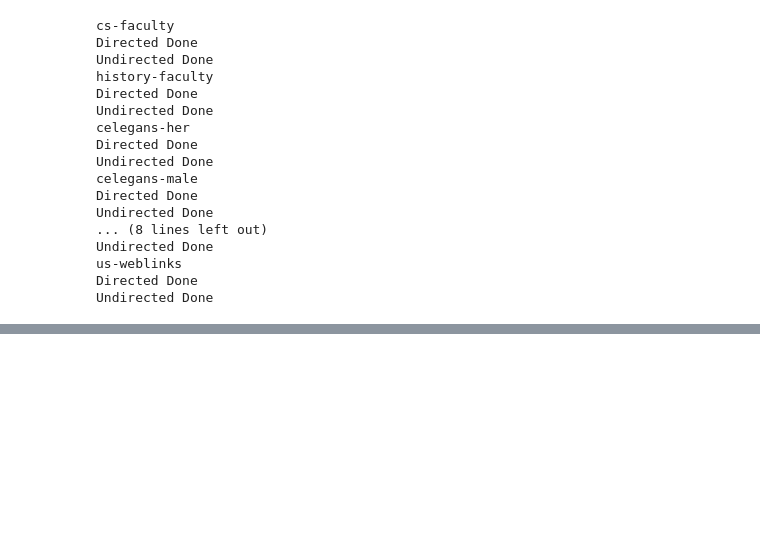
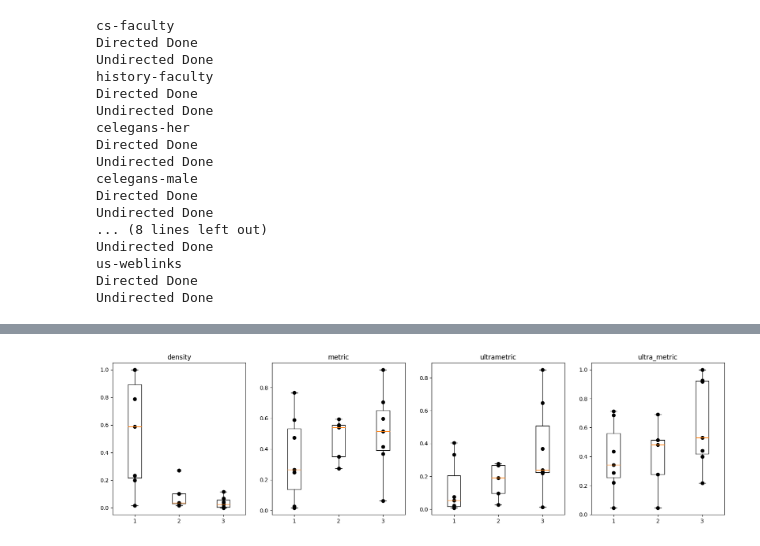
Before and after one commit to fcphysics/DirectedDistanceBackbone, a Jupyter notebook: combining_data.ipynb, the cells around one changed output, grey strips where cells are left out. Saved outputs shown, nothing was run; the diff lists cells and outputs as text; code cells hidden in the pictures; blank space fills up the shorter version.

```diff
--- a/combining_data.ipynb
+++ b/combining_data.ipynb
@@ -1041,0 +1143,14 @@ Undirected Done
+# %%
+group = dict()
+for net in df.index:
+    if df.isolates[net] == 0.0:
+        group[net] = 0
+    elif df.nodes_comp[net] > 3:
+        group[net] = 1
+    else:
+        group[net] = 2
+# %%
+df['group'] = group
+# %%
+df['group']['host-pathogen'] = -1
+display(df)
@@ -1041,0 +1187,12 @@ Undirected Done
+# %%
+grouped = df.groupby('group')
+
+result = {'density': {0: [], 1: [], 2: []}, 'metric': {0: [], 1: [], 2: []}, 'ultrametric': {0: [], 1: [], 2: []}, 'ultra_metric': {0: [], 1: [], 2: []}}
+
+for name, group in grouped:
+    result['density'][name] = list(group.density)
+    result['metric'][name] = list(group.tau_metric)
+    result['ultrametric'][name] = list(group.tau_ultrametric)
+    result['ultra_metric'][name] = list(group.ultra_per_metric)
+
+result['density']
@@ -1041,0 +1220,17 @@ Undirected Done
+# %%
+fig, ax = plt.subplots(ncols=4, figsize=(20, 5))
+
+for idx, stats in enumerate(result.keys()):
+    if -1 in result[stats].keys():
+        del result[stats][-1]
+
+    ax[idx].boxplot(result[stats].values())
+    ax[idx].set_title(stats)
+
+    for jdx in range(3):
+        ax[idx].scatter(np.full(len(result[stats][jdx]), jdx+1), result[stats][jdx], marker='o', c='k')
+
+
+#plt.show()
+# %% [output]
+[figure, added]
```
Also changed, not shown: parts of 45 cells of this notebook, 9 other files.
